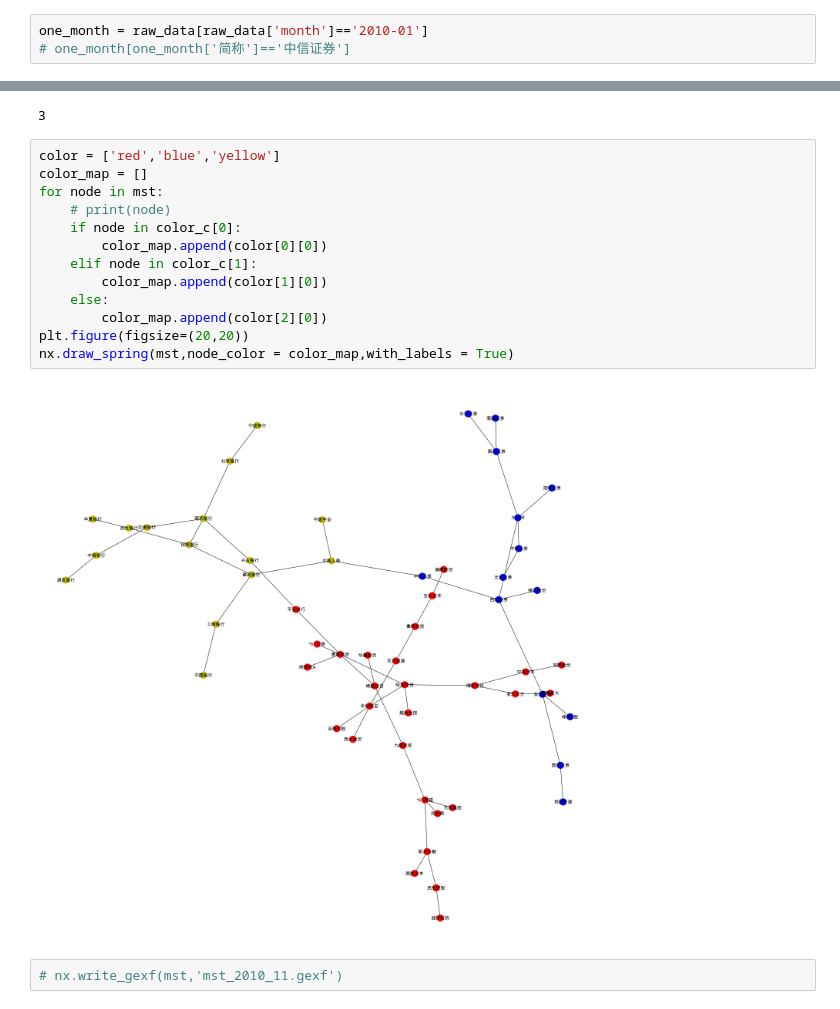
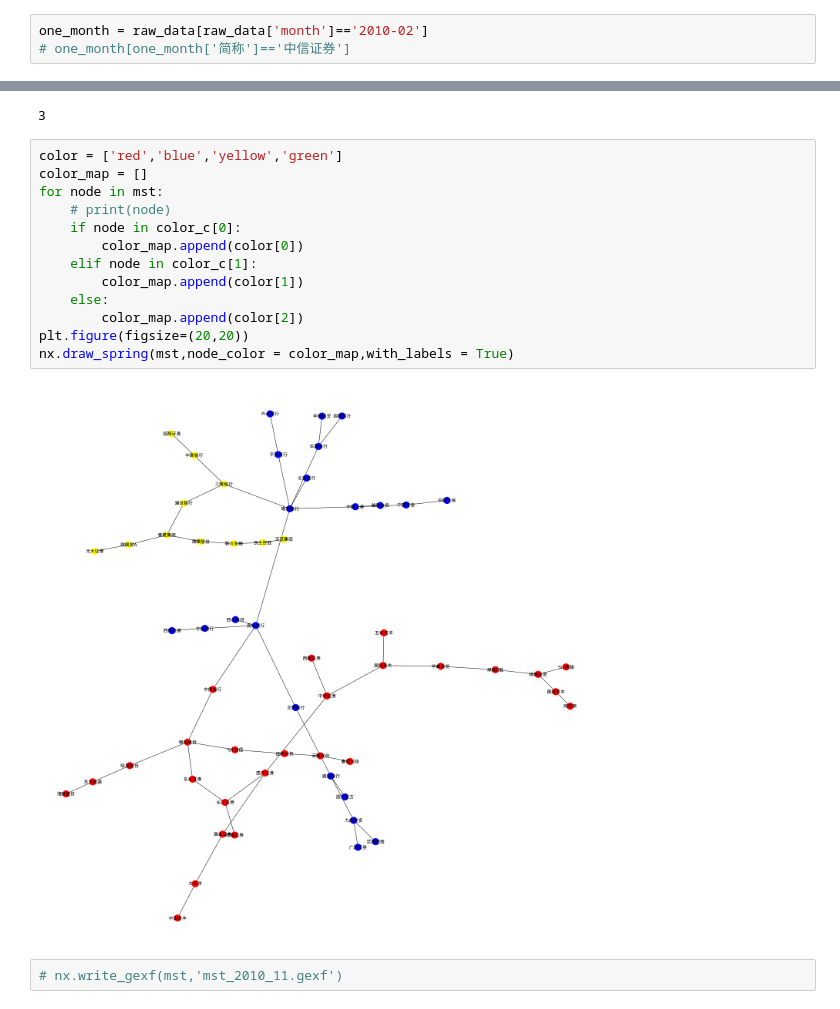
Before and after one commit to Chang-Tong/System-Risk-by-Network-View, a Jupyter notebook: stock_data/clean_data.ipynb, the cells around one changed output, grey strips where cells are left out. Cells and saved outputs as stored; diff of their text form.

```diff
--- a/stock_data/clean_data.ipynb
+++ b/stock_data/clean_data.ipynb
@@ -33,7 +18,7 @@ index = pd.MultiIndex.from_tuples(mutiIndex,names=['month','简称'])
 raw_data.set_index(index)
 raw_data.to_csv('cleaned_data.csv')
 # %%
-one_month = raw_data[raw_data['month']=='2010-01']
+one_month = raw_data[raw_data['month']=='2010-02']
 # one_month[one_month['简称']=='中信证券']
 # %%
 pivot_m = pd.pivot_table(data=one_month,values='return',columns='简称',index='日期')
@@ -118,20 +83,20 @@ print(len(color_c))
 # %% [output]
 3
 # %%
-color = ['red','blue','yellow']
+color = ['red','blue','yellow','green']
 color_map = []
 for node in mst:
     # print(node)
     if node in color_c[0]:
-        color_map.append(color[0][0])
+        color_map.append(color[0])
     elif node in color_c[1]:
-        color_map.append(color[1][0])
+        color_map.append(color[1])
     else:
-        color_map.append(color[2][0])
+        color_map.append(color[2])
 plt.figure(figsize=(20,20))
 nx.draw_spring(mst,node_color = color_map,with_labels = True)
 # %% [output]
-[figure, old version]
+[figure, new version]
 # %%
 # nx.write_gexf(mst,'mst_2010_11.gexf')
 # %%
```
Also changed, not shown: parts of 6 cells of this notebook, 4 other files.
